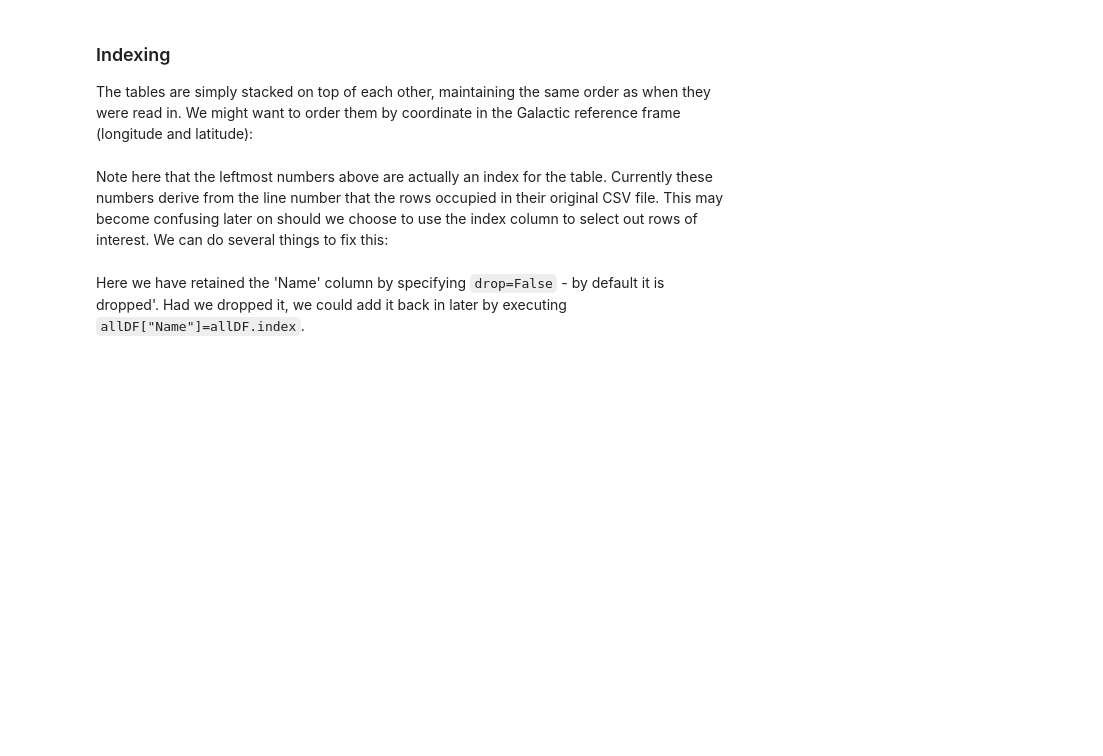
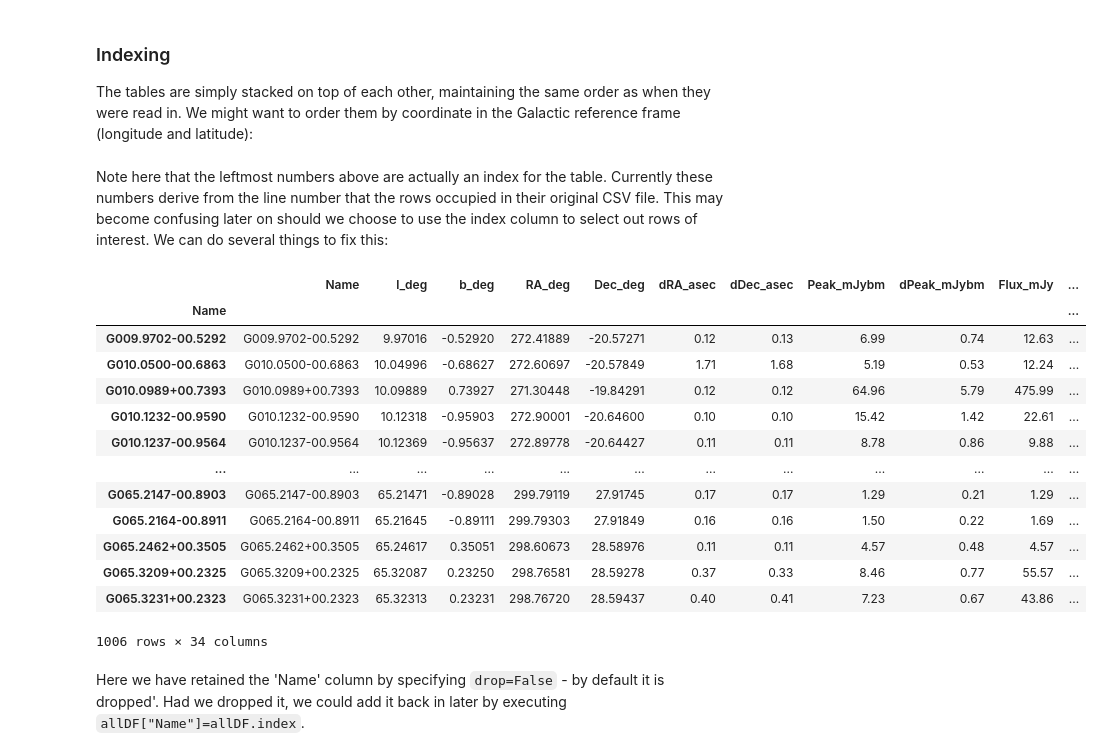
Before and after one commit to MQ-ASTR3110-2021/ASTR3110_Tutorial_Notebooks_2021, a Jupyter notebook: ASTR3110_Tutorial_2_Pandas.ipynb, the cells around one changed output. Drawn from its saved outputs; the diff is of its cells as text; code cells hidden in the pictures; blank space fills up the shorter version.

````diff
--- a/ASTR3110_Tutorial_2_Pandas.ipynb
+++ b/ASTR3110_Tutorial_2_Pandas.ipynb
@@ -52,2 +129,16 @@ All the other files have identical column names so we want to add a new column t
 # %% [markdown]
 Load the remaining catalogue files:
+# %%
+pnDF=pd.read_csv("DATA/CORNISH_PN.csv",comment="#")
+pnDF["objectType"]="PN"
+print("The size of the PN table (rows, cols) =", pnDF.shape)
+
+# Load the STARs
+starDF = pd.read_csv("DATA/CORNISH_STAR.csv", comment="#")
+starDF["objectType"] = "STAR"
+print("The size of the STAR table (rows, cols) =", starDF.shape)
+
+# Load the Radio Galaxies
+rgDF = pd.read_csv("DATA/CORNISH_RG.csv", comment="#")
+rgDF["objectType"] = "RG"
+print("The size of the RG table (rows, cols) =", rgDF.shape)
@@ -62,5 +201,23 @@ The tables are simply stacked on top of each other, maintaining the same order a
 # %% [markdown]
 Note here that the leftmost numbers above are actually an index for the table. Currently these numbers derive from the line number that the rows occupied in their original CSV file. This may become confusing later on should we choose to use the index column to select out rows of interest. We can do several things to fix this:
+# %%
+allDF.set_index(["Name"],drop=False,inplace=True)
+allDF
+# %% [output]
+|  | Name | l_deg | b_deg | RA_deg | Dec_deg | dRA_asec | dDec_asec | Peak_mJybm | dPeak_mJybm | Flux_mJy | ... |
+| Name |  |  |  |  |  |  |  |  |  |  | ... |
+| G009.9702-00.5292 | G009.9702-00.5292 | 9.97016 | -0.52920 | 272.41889 | -20.57271 | 0.12 | 0.13 | 6.99 | 0.74 | 12.63 | ... |
+| G010.0500-00.6863 | G010.0500-00.6863 | 10.04996 | -0.68627 | 272.60697 | -20.57849 | 1.71 | 1.68 | 5.19 | 0.53 | 12.24 | ... |
+| G010.0989+00.7393 | G010.0989+00.7393 | 10.09889 | 0.73927 | 271.30448 | -19.84291 | 0.12 | 0.12 | 64.96 | 5.79 | 475.99 | ... |
+| G010.1232-00.9590 | G010.1232-00.9590 | 10.12318 | -0.95903 | 272.90001 | -20.64600 | 0.10 | 0.10 | 15.42 | 1.42 | 22.61 | ... |
+| G010.1237-00.9564 | G010.1237-00.9564 | 10.12369 | -0.95637 | 272.89778 | -20.64427 | 0.11 | 0.11 | 8.78 | 0.86 | 9.88 | ... |
+| ... | ... | ... | ... | ... | ... | ... | ... | ... | ... | ... | ... |
+| G065.2147-00.8903 | G065.2147-00.8903 | 65.21471 | -0.89028 | 299.79119 | 27.91745 | 0.17 | 0.17 | 1.29 | 0.21 | 1.29 | ... |
+| G065.2164-00.8911 | G065.2164-00.8911 | 65.21645 | -0.89111 | 299.79303 | 27.91849 | 0.16 | 0.16 | 1.50 | 0.22 | 1.69 | ... |
+| G065.2462+00.3505 | G065.2462+00.3505 | 65.24617 | 0.35051 | 298.60673 | 28.58976 | 0.11 | 0.11 | 4.57 | 0.48 | 4.57 | ... |
+| G065.3209+00.2325 | G065.3209+00.2325 | 65.32087 | 0.23250 | 298.76581 | 28.59278 | 0.37 | 0.33 | 8.46 | 0.77 | 55.57 | ... |
+| G065.3231+00.2323 | G065.3231+00.2323 | 65.32313 | 0.23231 | 298.76720 | 28.59437 | 0.40 | 0.41 | 7.23 | 0.67 | 43.86 | ... |
+1006 rows × 34 columns
 # %% [markdown]
 Here we have retained the 'Name' column by specifying ```drop=False``` - by default it is dropped'. Had we dropped it, we could add it back in later by executing ```allDF["Name"]=allDF.index```.
 # %% [markdown]
````
Also changed, not shown: parts of 26 cells of this notebook, 1 other file.
